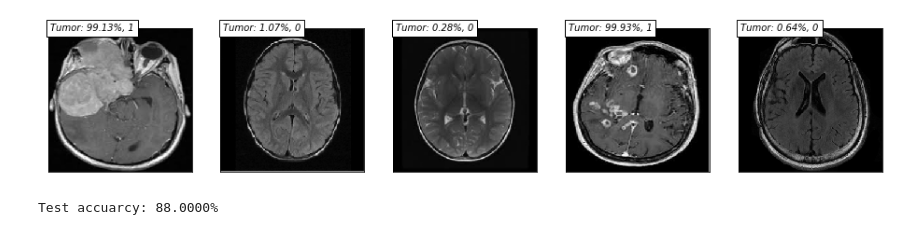
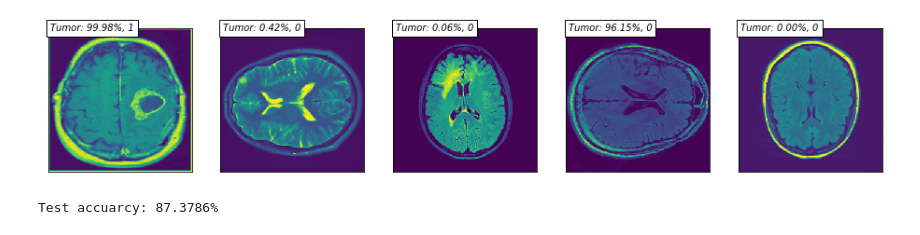
Before and after one commit to SuhaibIrsheidat/Brain-Tumor-Detection, a Jupyter notebook: code.ipynb, the cells around one changed output. Saved outputs shown, nothing was run; the diff lists cells and outputs as text; code cells hidden in the pictures.

```diff
--- a/code.ipynb
+++ b/code.ipynb
@@ -50,16 +41,46 @@ def initData():
 # %%
 def splittingData(data):
     shuffle(data)
+    shuffle(data)
     train_data = np.array(data[: int(len(data)*TRAIN_RATE)])
     test_data = data[int(len(data)*TRAIN_RATE):]
+    #validation = data[int(len(data)*(TRAIN_RATE + TEST_RATE)):]
     X_train = np.array([i[0] for i in train_data]).reshape(-1, 256, 256, 1)
     Y_train = np.array([i[1] for i in train_data])
     X_test = np.array([i[0] for i in test_data]).reshape(-1, 256, 256, 1)
     Y_test = np.array([i[1] for i in test_data])
+    #X_valid = np.array([i[0] for i in validation]).reshape(-1, 256, 256, 1)
+    #Y_valid = np.array([i[1] for i in validation])
     return (X_train, Y_train, X_test, Y_test)
+    #return (X_train, Y_train, X_test, Y_test, X_valid, Y_valid)
+# %%
+def dataAugmentation(data):
+  new_data = list()
+  for i in range(len(data)):
+    image = data[i][0]
+    label = data[i][1]
+    image = cv.resize(image, IMG_SIZE)
+    new_data.append([np.array(image), label])
+    w = image.shape[1]
+    h = image.shape[0]
+    M = cv.getRotationMatrix2D((w/2,h/2), 90, 1.0)
+    image = cv.warpAffine(image,M,(w,h))
+    image = cv.resize(image, IMG_SIZE)
+    new_data.append([np.array(image), label])
+    M = cv.getRotationMatrix2D((w/2,h/2), 90, 1.0)
+    image = cv.warpAffine(image,M,(w,h))
+    image = cv.resize(image, IMG_SIZE)
+    new_data.append([np.array(image), label])
+    M = cv.getRotationMatrix2D((w/2,h/2), 90, 1.0)
+    image = cv.warpAffine(image,M,(w,h))
+    image = cv.resize(image, IMG_SIZE)
+    new_data.append([np.array(image), label])
+  return new_data
 # %%
 data = initData()
+data = dataAugmentation(data)
 X_train, Y_train, X_test, Y_test = splittingData(data)
+#X_train, Y_train, X_test, Y_test, X_valid, Y_valid = splittingData(data)
 # %%
 # Constructing the graph
 tf.reset_default_graph()
@@ -79,5 +100,5 @@ conv = dropout(conv, 0.8)
 conv = fully_connected(conv, 2, activation="softmax")
 conv = regression(conv, optimizer='adam', learning_rate=LEARNING_RATE, batch_size=128, loss='categorical_crossentropy', shuffle_batches=True)
 model = tflearn.DNN(conv, tensorboard_dir='log', tensorboard_verbose=0)
-model.fit({'input': X_train}, Y_train, n_epoch=100, validation_set=({'input': X_test}, Y_test), snapshot_step=500, run_id='Brain Tumor Detection', show_metric=True)
+model.fit({'input': X_train}, Y_train, n_epoch=35, validation_set=({'input': X_test}, Y_test), snapshot_step=500, run_id='Brain Tumor Detection', show_metric=True)
 # %% [output]
@@ -90,22 +110,22 @@ INFO:tensorflow:/content/Model.tflearn is not in all_model_checkpoint_paths. Man
 # %%
 # Visualize
 fig = plt.figure(figsize=(16,12))
-for i in range(20,25):
-    y = fig.add_subplot(1, 5,i-19)
-    y.imshow(X_test[i].reshape(256,256), cmap='gray')
+for i in range(5):
+    y = fig.add_subplot(1, 5,i+1)
+    y.imshow(X_test[i].reshape(256,256), cmap='viridis')
     X = X_test[i].reshape(-1, 256, 256, 1)
     model_out = model.predict(X)[0]
 
     label = 'Tumor: %0.2f%%' % (model_out[0]*100)
     label += ', ' + str(Y_test[i][0])
 
     plt.text(4,4, label, style='italic', bbox = {'facecolor': 'white'})
     y.axes.get_xaxis().set_visible(False)
     y.axes.get_yaxis().set_visible(False)
-plt.savefig("/content/drive/My Drive/Colab Notebooks/figures/Results5.png")
+#plt.savefig("/content/drive/My Drive/Colab Notebooks/figures/Results5.png")
 plt.show()
 score = model.evaluate(X_test, Y_test)
 print('Test accuarcy: %0.4f%%' % (score[0] * 100))
 # %% [output]
-[figure, old version]
+[figure, new version]
-Test accuarcy: 88.0000%
+Test accuarcy: 87.3786%
```
Also changed, not shown: parts of 4 cells of this notebook.
